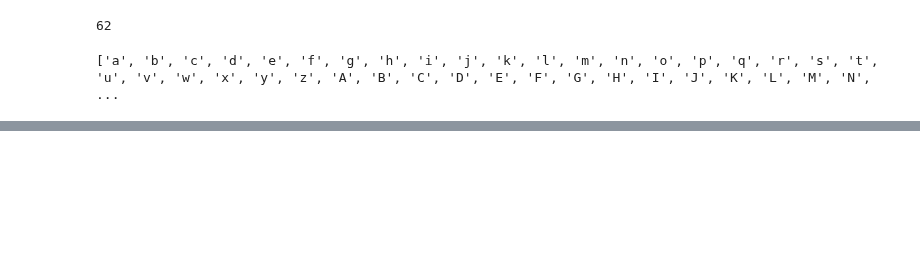
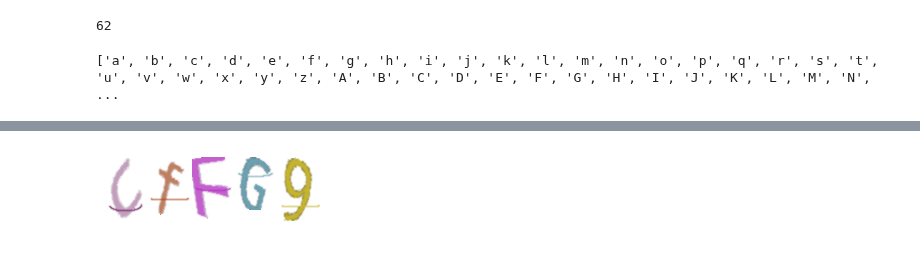
Before and after one commit to tonyjo/multi_digit_classification_attention, a Jupyter notebook: test_gen_captca.ipynb, the cells around one changed output, grey strips where cells are left out. Saved outputs shown, nothing was run; the diff lists cells and outputs as text; code cells hidden in the pictures; blank space fills up the shorter version.

```diff
--- a/test_gen_captca.ipynb
+++ b/test_gen_captca.ipynb
@@ -76,0 +89,4 @@ plt.show()
+# %%
+im
+# %% [output]
+[figure, added]
```
Also changed, not shown: parts of 12 cells of this notebook, 1 other file.
